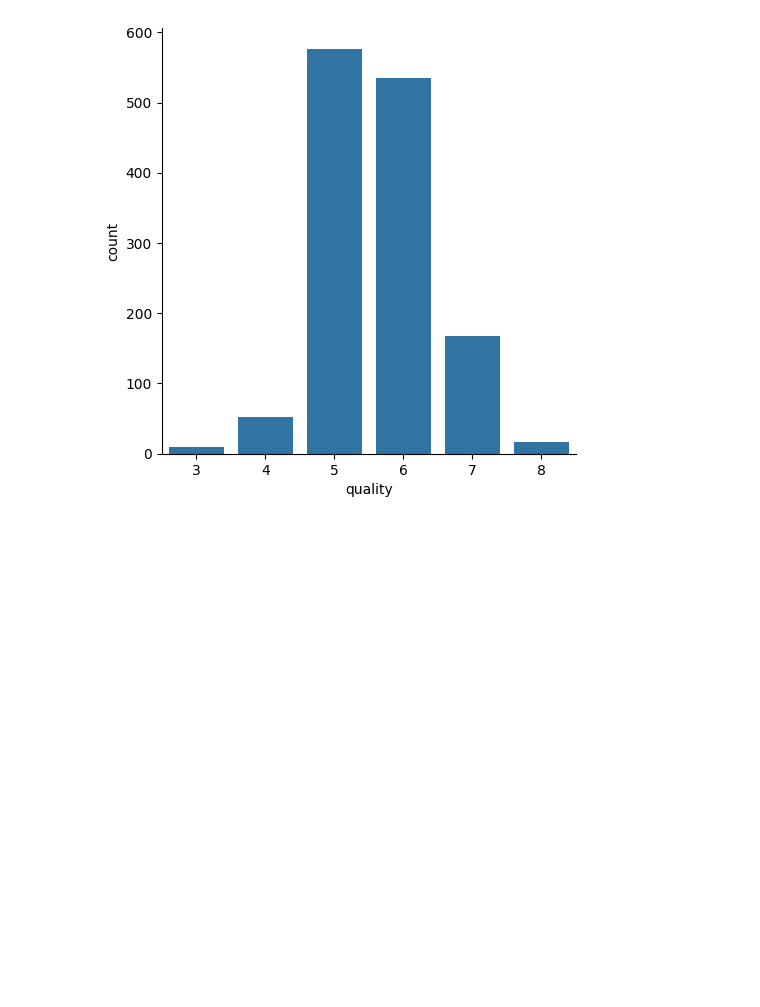
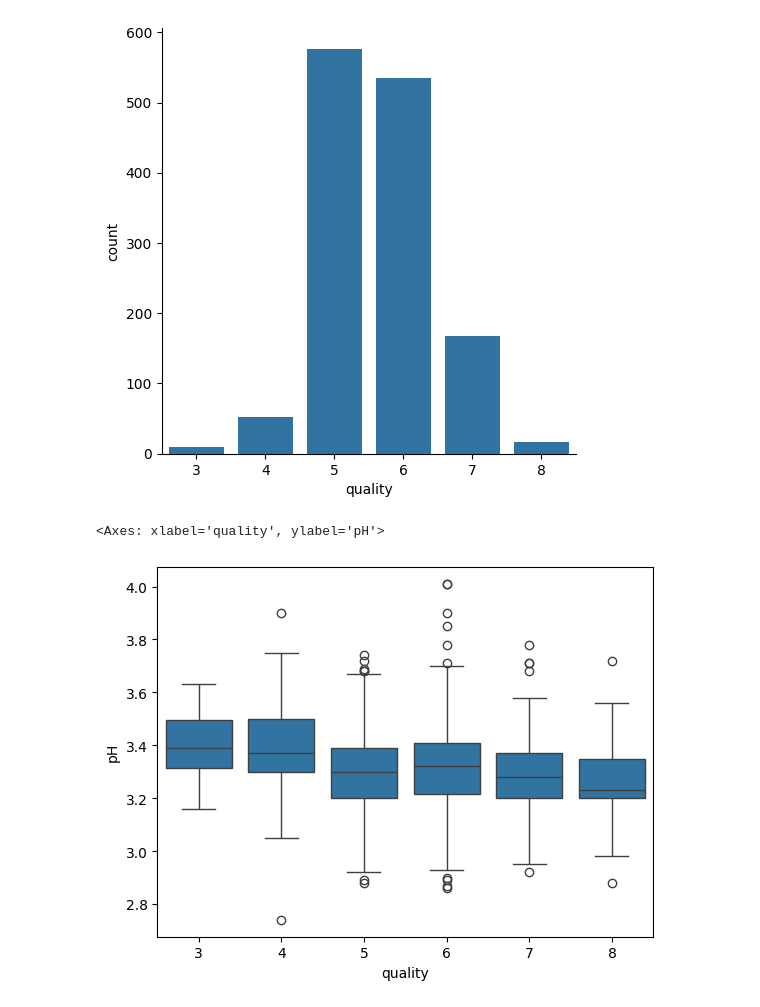
Before and after one commit to NarnindiMounica/Machine_Learning_Works, a Jupyter notebook: Exploratory_Data_Analysis/red_wine_eda/red_wine_dataset.ipynb, the cells around one changed output. Drawn from its saved outputs; the diff is of its cells as text; code cells hidden in the pictures; blank space fills up the shorter version.

Commit message:
eda on red wine dataset

```diff
--- a/Exploratory_Data_Analysis/red_wine_eda/red_wine_dataset.ipynb
+++ b/Exploratory_Data_Analysis/red_wine_eda/red_wine_dataset.ipynb
@@ -138,3 +138,8 @@ sns.catplot(wine_df['quality'].value_counts(), kind="bar")
 # %% [output]
 <seaborn.axisgrid.FacetGrid at 0x...>
 [figure]
+# %%
+sns.boxplot(x=wine_df['quality'],y=wine_df['pH'])
+# %% [output]
+<Axes: xlabel='quality', ylabel='pH'>
+[figure, added]
```
